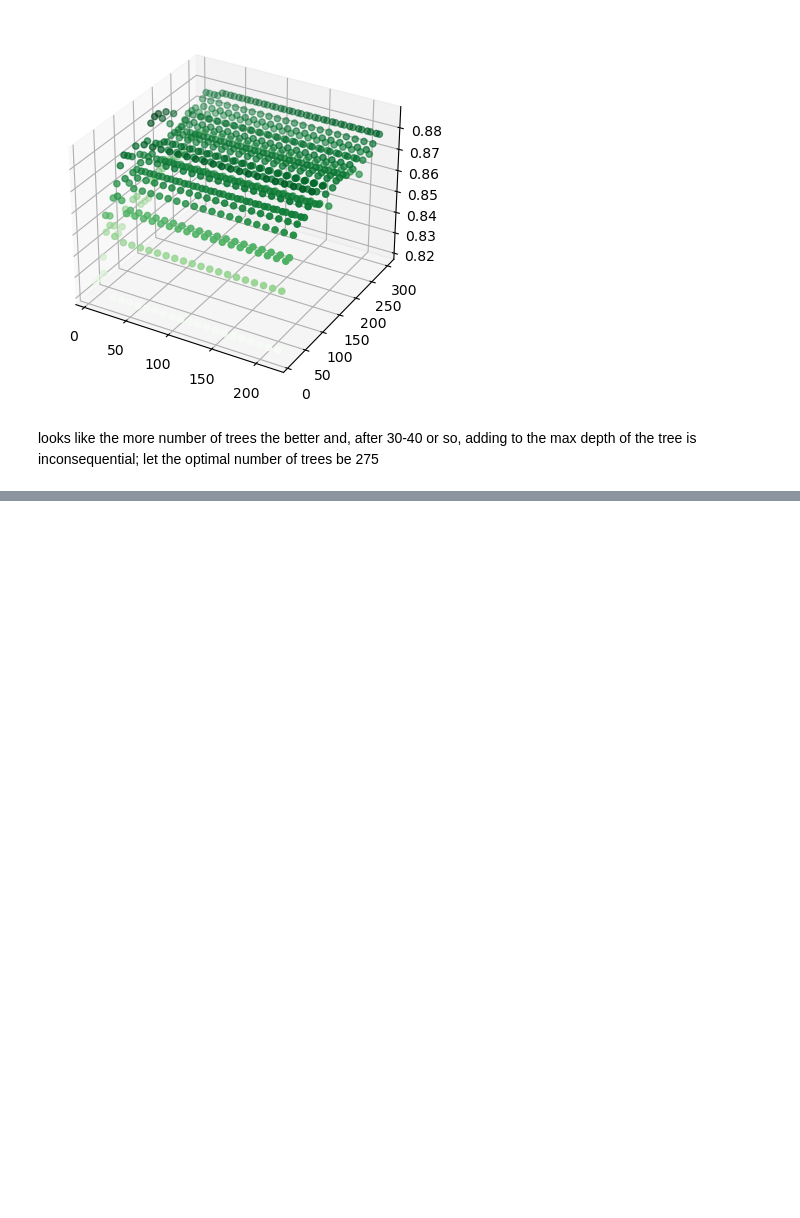
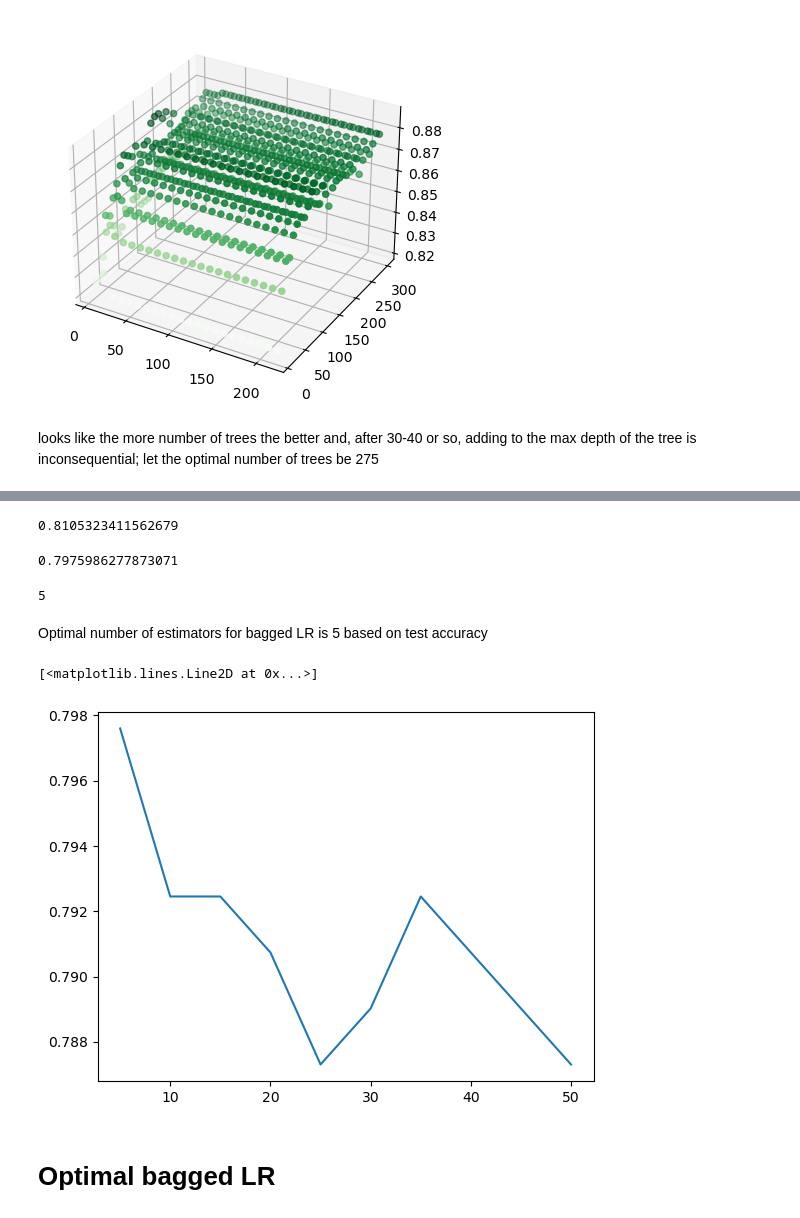
Before and after one commit to ijamil1/nba_playoff_predictions_22_23, a Jupyter notebook: v7_data_training.ipynb, the cells around one changed output, grey strips where cells are left out. Drawn from its saved outputs; the diff is of its cells as text; code cells hidden in the pictures; blank space fills up the shorter version.

Commit message:
found optimal hyperparameters for various models when trained on synthetic dataset + real dataset

```diff
--- a/v7_data_training.ipynb
+++ b/v7_data_training.ipynb
@@ -24,0 +79,5 @@ xtrain, xtest, ytrain, ytest = train_test_split(X,y)
+# %%
+xtrain = xtrain.to_numpy()
+xtest = xtest.to_numpy()
+ytrain = ytrain.to_numpy()
+ytest = ytest.to_numpy()
@@ -116,5 +183,5 @@ looks like the more number of trees the better and, after 30-40 or so, adding to
 # %%
-rfc_clf = RandomForestClassifier(n_estimators=num_trees,max_depth=depth,random_state=0)
+rfc_clf = RandomForestClassifier(n_estimators=275,random_state=0)
 rfc_clf.fit(xtrain,ytrain)
-test_acc.append(accuracy(ytest.to_numpy(),rfc_clf.predict(xtest)))
-train_acc.append(accuracy(ytrain.to_numpy(),rfc_clf.predict(xtrain)))
+print(accuracy(ytest.reshape(-1),rfc_clf.predict(xtest)))
+print(accuracy(ytrain.reshape(-1),rfc_clf.predict(xtrain)))
@@ -120,0 +197,5 @@ train_acc.append(accuracy(ytrain.to_numpy(),rfc_clf.predict(xtrain)))
+# %%
+bag = BaggingClassifier(estimator=LogisticRegression())  #will see performance of Vanilla Bagged LR first
+bag.fit(xtrain,ytrain)
+print(accuracy(bag.predict(xtest),ytest.to_numpy()))
+print(accuracy(bag.predict(xtrain),ytrain.to_numpy()))
@@ -120,0 +239,9 @@ train_acc.append(accuracy(ytrain.to_numpy(),rfc_clf.predict(xtrain)))
+# %%
+x = np.arange(5,55,5)
+test_acc = []
+train_acc = []
+for num_est in x:
+    bag = BaggingClassifier(estimator=LogisticRegression(),n_estimators=num_est, random_state=0)
+    bag.fit(xtrain,ytrain)
+    test_acc.append(accuracy(bag.predict(xtest),ytest.to_numpy()))
+    train_acc.append(accuracy(bag.predict(xtrain),ytrain.to_numpy()))
@@ -120,0 +266,21 @@ train_acc.append(accuracy(ytrain.to_numpy(),rfc_clf.predict(xtrain)))
+# %%
+max(train_acc)
+# %% [output]
+0.8105323411562679
+# %%
+max(test_acc)
+# %% [output]
+0.7975986277873071
+# %%
+x[np.argmax(test_acc)]
+# %% [output]
+5
+# %% [markdown]
+Optimal number of estimators for bagged LR is 5 based on test accuracy
+# %%
+plt.plot(x,test_acc)
+# %% [output]
+[<matplotlib.lines.Line2D at 0x...>]
+[figure, added]
+# %% [markdown]
+# Optimal bagged LR
```
Also changed, not shown: parts of 35 cells of this notebook, 4 other files.
